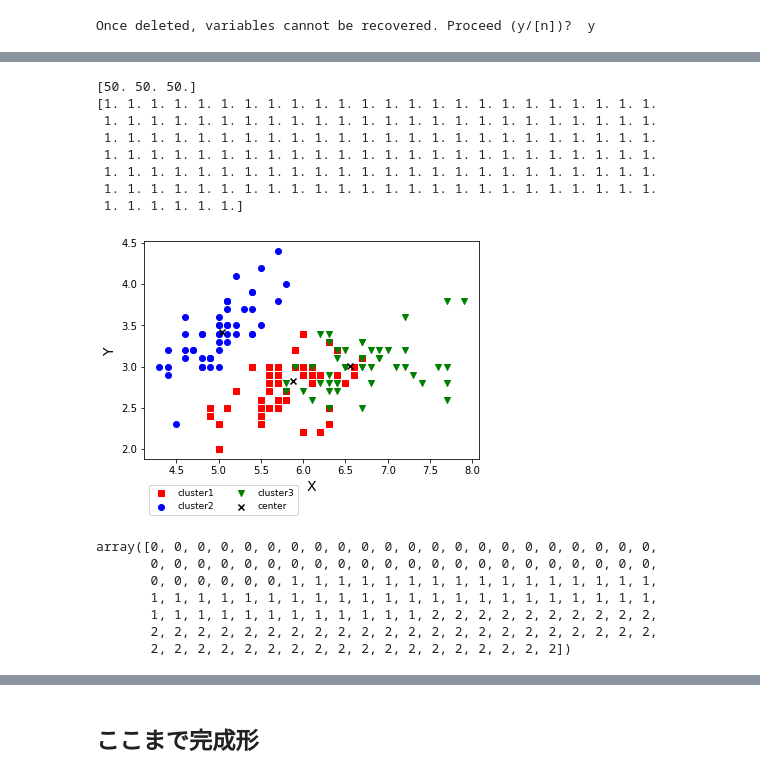
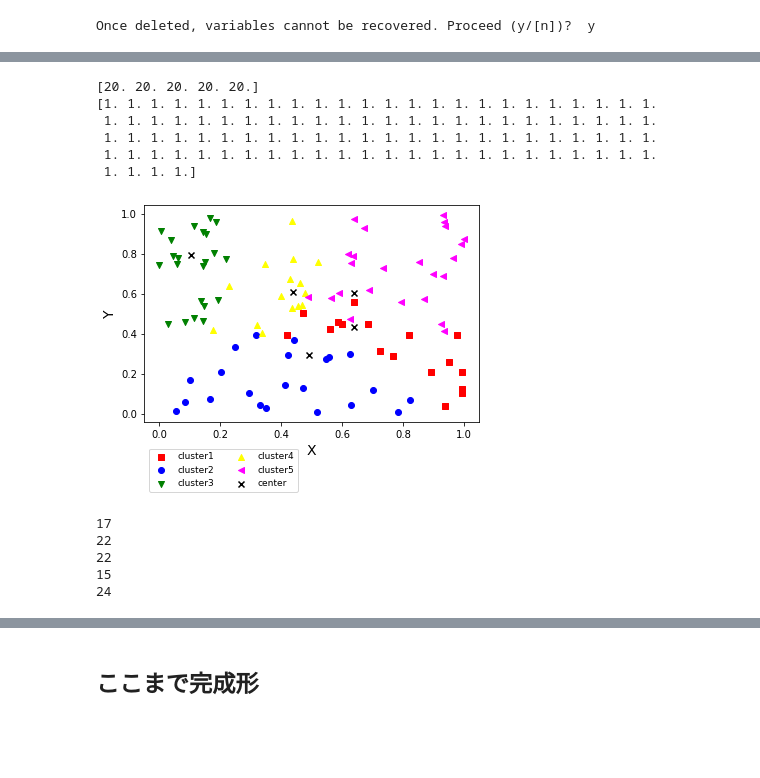
Before and after one commit to koukiw/FECBO, a Jupyter notebook: noise_fecbo/ToleFecDB15ransuu.ipynb, the cells around one changed output, grey strips where cells are left out. Cells and saved outputs as stored; diff of their text form; code cells hidden in the pictures; blank space fills up the shorter version.

```diff
--- a/noise_fecbo/ToleFecDB8IrisTest.ipynb
+++ b/noise_fecbo/ToleFecDB15ransuu.ipynb
@@ -49,3 +59,18 @@ df
+# %%
+#許容範囲epsilonの作成
+def CreateEpsilon(a,b,X_size,dimension):
+    #許容ベクトルepsilonの初期値を設定
+    #任意の範囲（[a, b): a以上、b未満）の乱数を取得したい場合
+    kappa = (b - a) * np.random.rand(X_size,dimension) + a
+    epsilon = np.zeros((X_size,dimension))
+    for i in range(X_size):
+        for j in range(dimension):
+            ep_max = kappa[i][j]
+            epsilon[i][j] = (ep_max + ep_max) * np.random.rand() - ep_max
+    #print(kappa[0])
+    #print(epsilon[0])
+    #_________________________________________
+    return kappa,epsilon
 # %%
 def calculate_ep(epsilon,u_array_m):
     #_____________epsilonの更新用に定義______________
@@ -105,7 +130,9 @@ def u_optimize(d,c,m):
     #下の式はcの値によって逐次変更しないといけない
     Total_K.append(sum(u_list[0:len(d):c])==K)
     Total_K.append(sum(u_list[1:len(d):c])==K)
-    #Total_K.append(sum(u_list[2:len(d):c])==K)
+    Total_K.append(sum(u_list[2:len(d):c])==K)
+    Total_K.append(sum(u_list[3:len(d):c])==K)
+    Total_K.append(sum(u_list[4:len(d):c])==K)
     constraints.extend(Positive_Number)
     constraints.extend(Total_1)
     constraints.extend(Total_K)
@@ -138,25 +165,10 @@ def v_calculation(u_m,c,dimension,X):
         v[i] = v_numerator[i]/v_denominator[i]
     return v
 # %%
-for s in range (50):
+for s in range (NumberOfRepetitions):
     print(f"{s+1}回目")
     centroids = X[np.random.choice(X_size,c)]
-    #____________許容範囲のκを設定_____________
-    #許容ベクトルepsilonの初期値を設定
-    #任意の範囲（[a, b): a以上、b未満）の乱数を取得したい場合
-    #(b - a) * np.random.rand() + a
-    a = 0.05
-    b = 0.08
-    kappa = (b - a) * np.random.rand(X_size,dimension) + a
-    epsilon = np.zeros((X_size,dimension))
-    for i in range(X_size):
-        for j in range(dimension):
-            ep_max = kappa[i][j]
-            epsilon[i][j] = (ep_max + ep_max) * np.random.rand() - ep_max
-    #print(kappa[0])
-    #print(epsilon[0])
-    #_________________________________________
-
+    kappa,epsilon = CreateEpsilon(a,b,X_size,dimension)
 
     for epoch in range(max_iter):
         #print(f"{epoch+1}回目")
@@ -188,8 +200,7 @@ for s in range (50):
         best_J = J
         #目的関数が小さくなるときの重心を格納
         best_centroids = np.copy(new_centroids)
-    print(s)
-    print("回目のクラスタリング結果↓")
+    print(f"{s+1}回目のクラスタリング結果↓")
     print(best_J)
     print(best_centroids)
     print("終了")
@@ -218,46 +230,40 @@ print(best_centroids)
 # %%
 print(np.sum(u, axis=0))#列ごとの総和
 print(np.sum(u, axis=1))#行ごとの総和
 #グラフ
 colors = ['red', 'blue', 'green','yellow','fuchsia']
 markers = [",", "o", "v", "^", "<", ">", "1", "2", "3"]
 fig = plt.figure()
 ax = fig.add_subplot(111)
 #clusterはnp.array型じゃないとダメそう(リスト型だとグラフに描画されなかった)
 for i in range(c):
     ax.scatter(X[:, 0][np_cluster==i], X[:, 1][np_cluster==i], color=colors[i],marker=markers[i])
 ax.scatter(best_centroids[:,0],best_centroids[:,1],color="black",marker="x")
 #ax.set_title('fecbo', size=16)
 ax.set_xlabel("X", size=14)
 ax.set_ylabel("Y", size=14)
 #ax.legend(['cluster1', 'cluster2','cluster3','cluster4','cluster5',"center"],fontsize=9)  # 凡例を表示
-ax.legend(['cluster1', 'cluster2','cluster3',"center"],fontsize=9,ncol=2,bbox_to_anchor=(0, -0.1), loc='upper left')  # 凡例を表示
+ax.legend(['cluster1', 'cluster2','cluster3','cluster4','cluster5',"center"],fontsize=9,ncol=2,bbox_to_anchor=(0, -0.1), loc='upper left')  # 凡例を表示
 
 plt.show()
 
 #fig.savefig("iris_m3.pdf",bbox_inches='tight')
 # %% [output]
-[50. 50. 50.]
+[20. 20. 20. 20. 20.]
 [1. 1. 1. 1. 1. 1. 1. 1. 1. 1. 1. 1. 1. 1. 1. 1. 1. 1. 1. 1. 1. 1. 1. 1.
  1. 1. 1. 1. 1. 1. 1. 1. 1. 1. 1. 1. 1. 1. 1. 1. 1. 1. 1. 1. 1. 1. 1. 1.
  1. 1. 1. 1. 1. 1. 1. 1. 1. 1. 1. 1. 1. 1. 1. 1. 1. 1. 1. 1. 1. 1. 1. 1.
  1. 1. 1. 1. 1. 1. 1. 1. 1. 1. 1. 1. 1. 1. 1. 1. 1. 1. 1. 1. 1. 1. 1. 1.
- 1. 1. 1. 1. 1. 1. 1. 1. 1. 1. 1. 1. 1. 1. 1. 1. 1. 1. 1. 1. 1. 1. 1. 1.
- 1. 1. 1. 1. 1. 1. 1. 1. 1. 1. 1. 1. 1. 1. 1. 1. 1. 1. 1. 1. 1. 1. 1. 1.
- 1. 1. 1. 1. 1. 1.]
+ 1. 1. 1. 1.]
-[figure, old version]
+[figure, new version]
+# %%
+for i in range(c):
+    print(np.count_nonzero(np_cluster==i))
+# %% [output]
+17
+22
+22
+15
+24
 # %%
 #fig.savefig("ToleranceFecboDb3Iris.pdf",bbox_inches='tight')
-# %%
-dff = pd.read_csv("../../dataset/iris-dataset.csv")
-size_mapping = {"setosa": 0, "versicolor": 1, "virginica": 2}
-seikai = iris["species"].map(size_mapping).values
-seikai
-# %% [output]
-array([0, 0, 0, 0, 0, 0, 0, 0, 0, 0, 0, 0, 0, 0, 0, 0, 0, 0, 0, 0, 0, 0,
-       0, 0, 0, 0, 0, 0, 0, 0, 0, 0, 0, 0, 0, 0, 0, 0, 0, 0, 0, 0, 0, 0,
-       0, 0, 0, 0, 0, 0, 1, 1, 1, 1, 1, 1, 1, 1, 1, 1, 1, 1, 1, 1, 1, 1,
-       1, 1, 1, 1, 1, 1, 1, 1, 1, 1, 1, 1, 1, 1, 1, 1, 1, 1, 1, 1, 1, 1,
-       1, 1, 1, 1, 1, 1, 1, 1, 1, 1, 1, 1, 2, 2, 2, 2, 2, 2, 2, 2, 2, 2,
-       2, 2, 2, 2, 2, 2, 2, 2, 2, 2, 2, 2, 2, 2, 2, 2, 2, 2, 2, 2, 2, 2,
-       2, 2, 2, 2, 2, 2, 2, 2, 2, 2, 2, 2, 2, 2, 2, 2, 2, 2])
```
Also changed, not shown: parts of 17 cells of this notebook, 9 other files.
